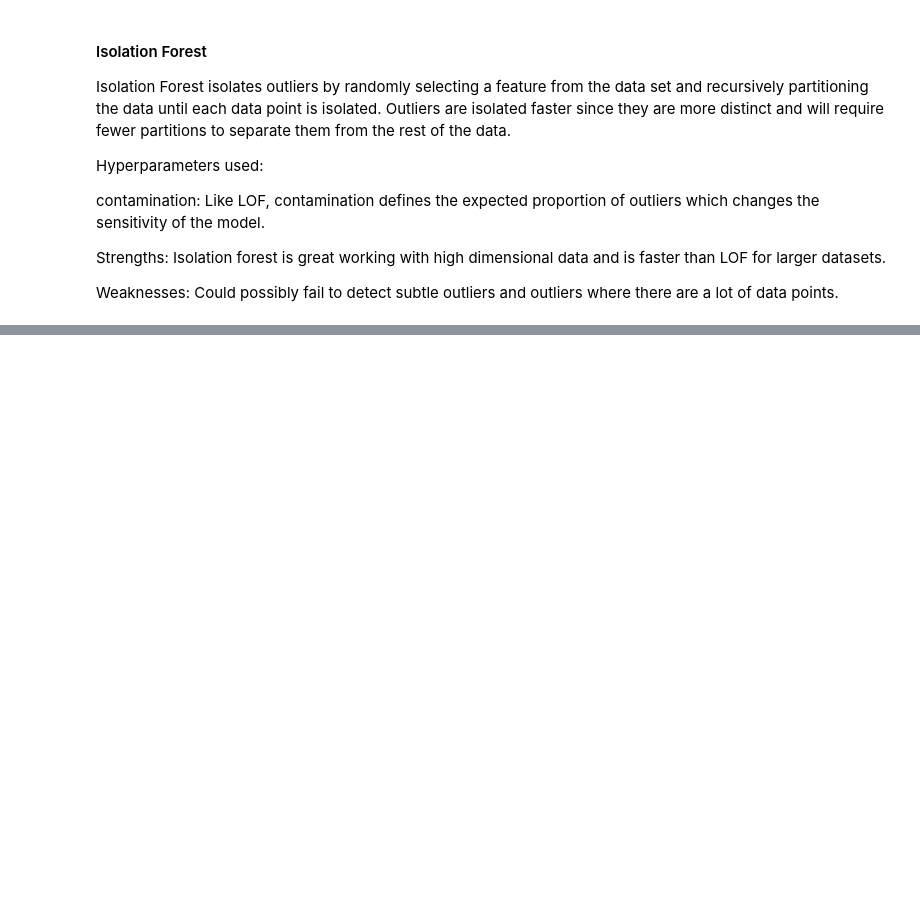
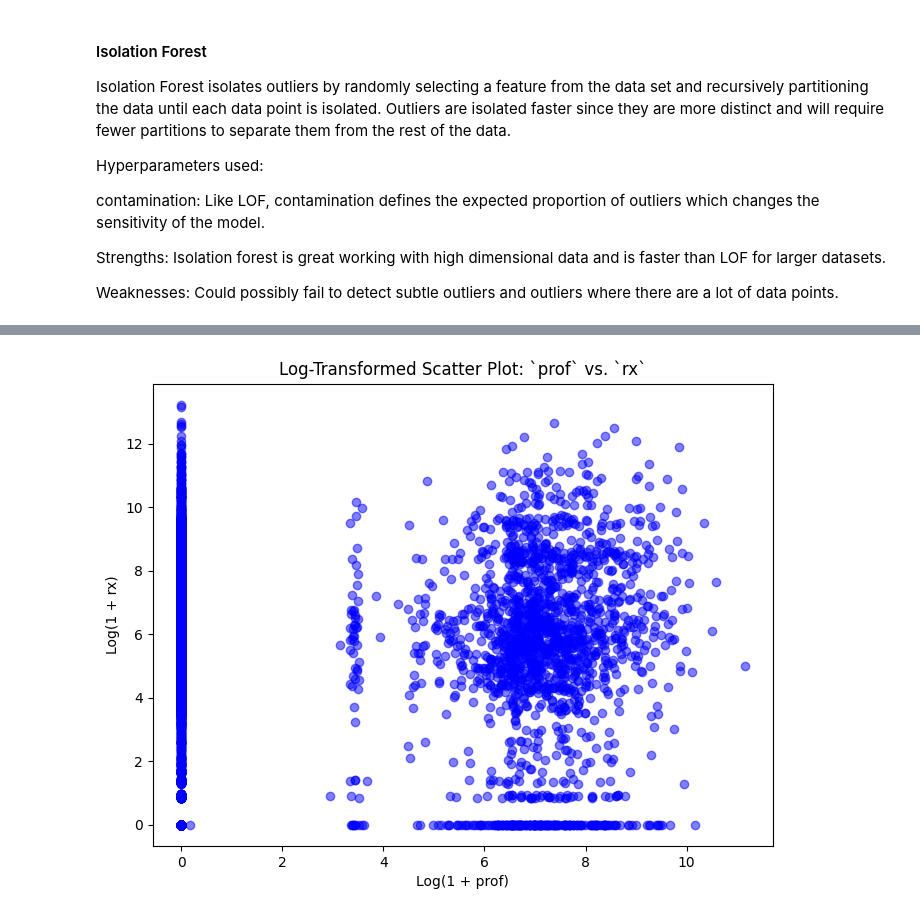
Before and after one commit to lizbethkr/Outlier-Detection, a Jupyter notebook: notebooks/outlier_detection.ipynb, the cells around one changed output, grey strips where cells are left out. Saved outputs shown, nothing was run; the diff lists cells and outputs as text; code cells hidden in the pictures; blank space fills up the shorter version.

```diff
--- a/notebooks/outlier_detection.ipynb
+++ b/notebooks/outlier_detection.ipynb
@@ -579,0 +614,11 @@ Weaknesses: Could possibly fail to detect subtle outliers and outliers where the
+# %%
+prof_log = np.log1p(customers['prof'])  # log(1 + x) avoids log(0) issues
+rx_log = np.log1p(customers['rx'])
+plt.figure(figsize=(8,6))
+plt.scatter(prof_log, rx_log, alpha=0.5, color='blue')
+plt.xlabel("Log(1 + prof)")
+plt.ylabel("Log(1 + rx)")
+plt.title("Log-Transformed Scatter Plot: `prof` vs. `rx`")
+plt.show()
+# %% [output]
+[figure, added]
```
Also changed, not shown: parts of 7 cells of this notebook, 1 other file.
